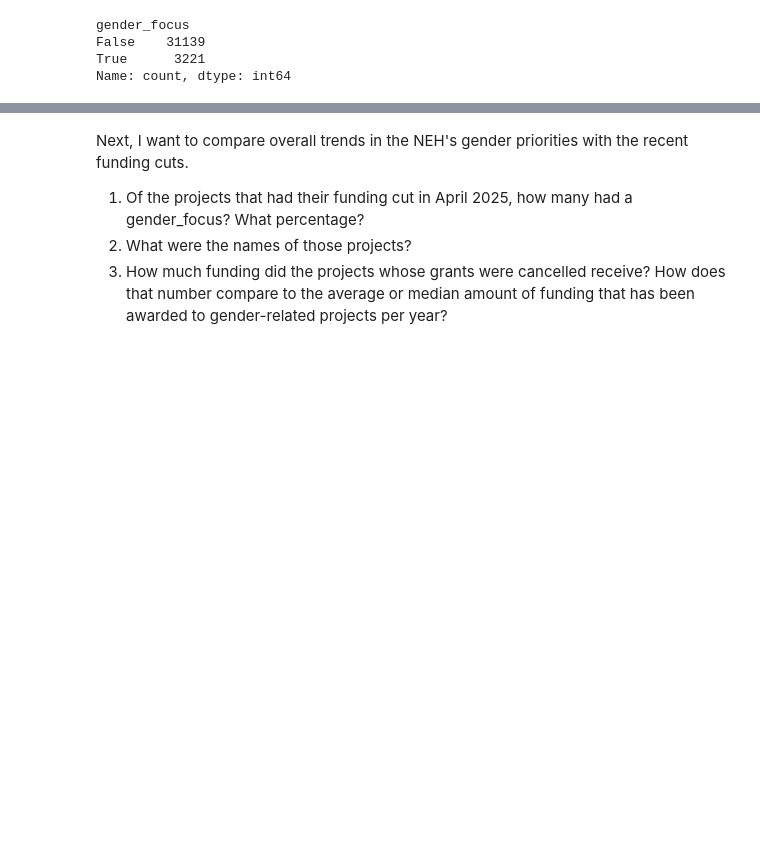
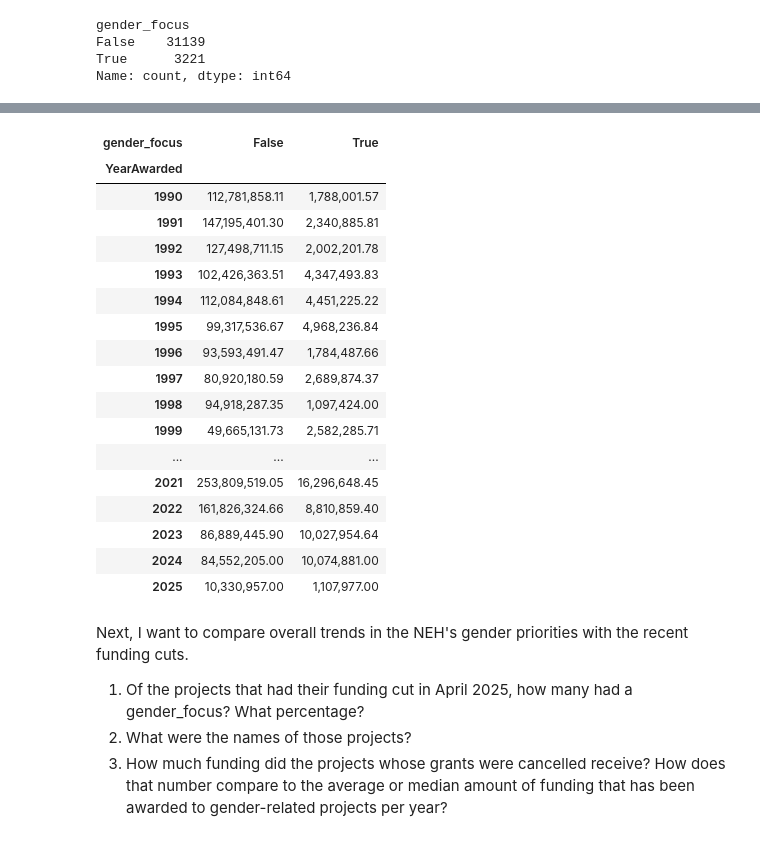
Before and after one commit to ejt2703/neh_grant_data_gender, a Jupyter notebook: neh_data.ipynb, the cells around one changed output, grey strips where cells are left out. Drawn from its saved outputs; the diff is of its cells as text; code cells hidden in the pictures; blank space fills up the shorter version.

```diff
--- a/neh_data.ipynb
+++ b/neh_data.ipynb
@@ -275,3 +359,39 @@ gender_focus_by_year
+# %%
+# aggfunc means "aggregation function", which tells pandas how to summarize the data.
+# Here, I use "sum" to add up all the AwardOutright amounts for each year for projects with and without a gender_focus.
+# fill_value=0, like fillna from before, ensures that any empty cells are filled with 0 instead of NaN.
+
+award_per_year_pivot = combined_df.pivot_table(
+    index="YearAwarded",
+    columns="gender_focus",
+    values="AwardOutright",
+    aggfunc="sum",
+    fill_value=0
+)
+# %%
+award_per_year_pivot
+
+# This could be good to visualize in a stacked bar chart.
+# Or, the funding amounts could be shown as the line graph overlaying my stacked bar chart for gender_year_pivot_table.
+# %% [output]
+| gender_focus | False | True |
+| YearAwarded |  |  |
+| 1990 | 112,781,858.11 | 1,788,001.57 |
+| 1991 | 147,195,401.30 | 2,340,885.81 |
+| 1992 | 127,498,711.15 | 2,002,201.78 |
+| 1993 | 102,426,363.51 | 4,347,493.83 |
+| 1994 | 112,084,848.61 | 4,451,225.22 |
+| 1995 | 99,317,536.67 | 4,968,236.84 |
+| 1996 | 93,593,491.47 | 1,784,487.66 |
+| 1997 | 80,920,180.59 | 2,689,874.37 |
+| 1998 | 94,918,287.35 | 1,097,424.00 |
+| 1999 | 49,665,131.73 | 2,582,285.71 |
+| ... | ... | ... |
+| 2021 | 253,809,519.05 | 16,296,648.45 |
+| 2022 | 161,826,324.66 | 8,810,859.40 |
+| 2023 | 86,889,445.90 | 10,027,954.64 |
+| 2024 | 84,552,205.00 | 10,074,881.00 |
+| 2025 | 10,330,957.00 | 1,107,977.00 |
 # %% [markdown]
 Next, I want to compare overall trends in the NEH's gender priorities with the recent funding cuts.
 
```
Also changed, not shown: parts of 18 cells of this notebook.
